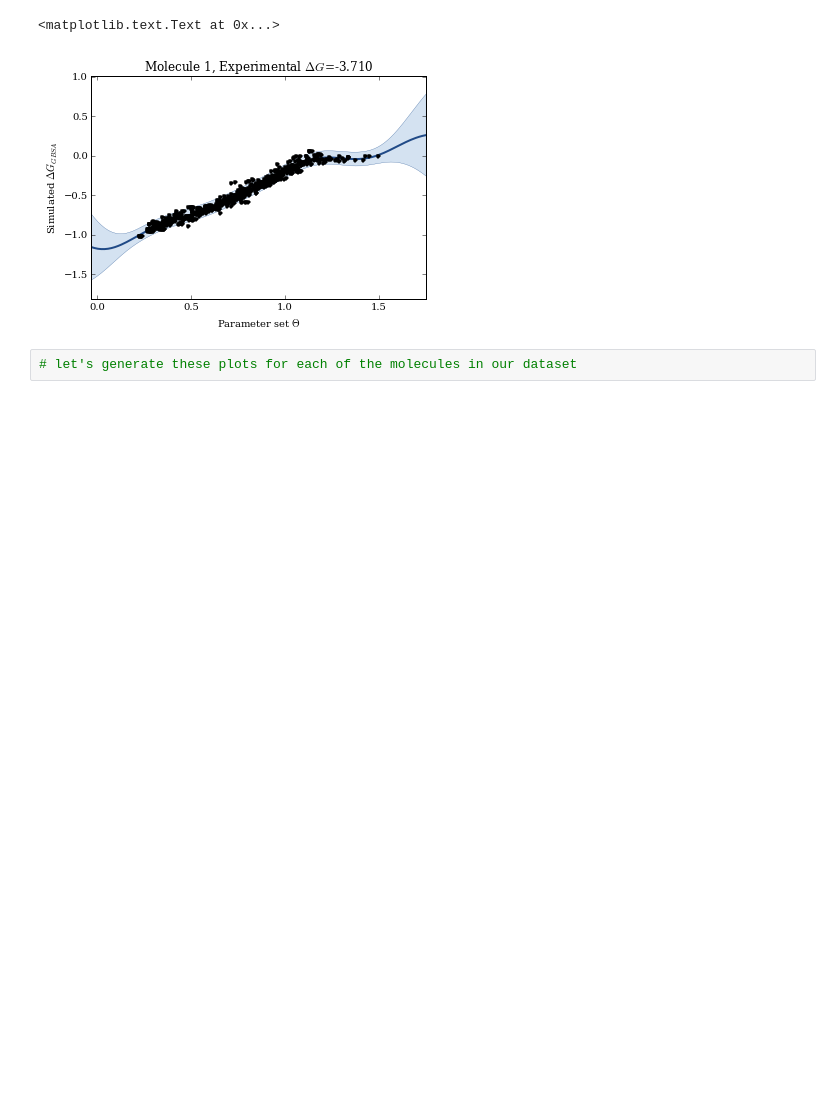
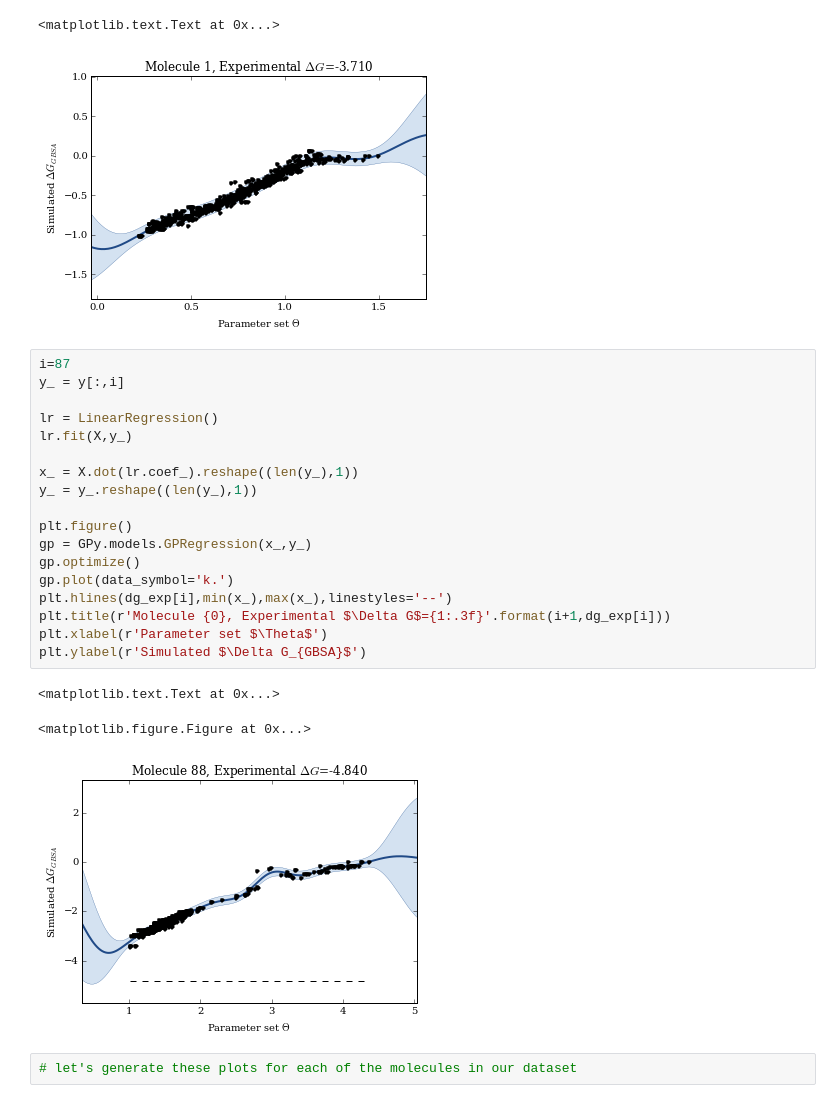
Before and after one commit to maxentile/gp-accelerated-sampling, a Jupyter notebook: Interpolating delta_G(theta).ipynb, the cells around one changed output. Saved outputs shown, nothing was run; the diff lists cells and outputs as text; blank space fills up the shorter version.

Commit message:
linear extrapolation?

```diff
--- a/Interpolating delta_G(theta).ipynb
+++ b/Interpolating delta_G(theta).ipynb
@@ -233,6 +233,28 @@ plt.ylabel(r'Simulated $\Delta G_{GBSA}$')
 # %% [output]
 <matplotlib.text.Text at 0x...>
 [figure]
+# %%
+i=87
+y_ = y[:,i]
+
+lr = LinearRegression()
+lr.fit(X,y_)
+
+x_ = X.dot(lr.coef_).reshape((len(y_),1))
+y_ = y_.reshape((len(y_),1))
+
+plt.figure()
+gp = GPy.models.GPRegression(x_,y_)
+gp.optimize()
+gp.plot(data_symbol='k.')
+plt.hlines(dg_exp[i],min(x_),max(x_),linestyles='--')
+plt.title(r'Molecule {0}, Experimental $\Delta G$={1:.3f}'.format(i+1,dg_exp[i]))
+plt.xlabel(r'Parameter set $\Theta$')
+plt.ylabel(r'Simulated $\Delta G_{GBSA}$')
+# %% [output]
+<matplotlib.text.Text at 0x...>
+<matplotlib.figure.Figure at 0x...>
+[figure, added]
 # %%
 # let's generate these plots for each of the molecules in our dataset
 # %%
```
Also changed, not shown: parts of 3 cells of this notebook.
